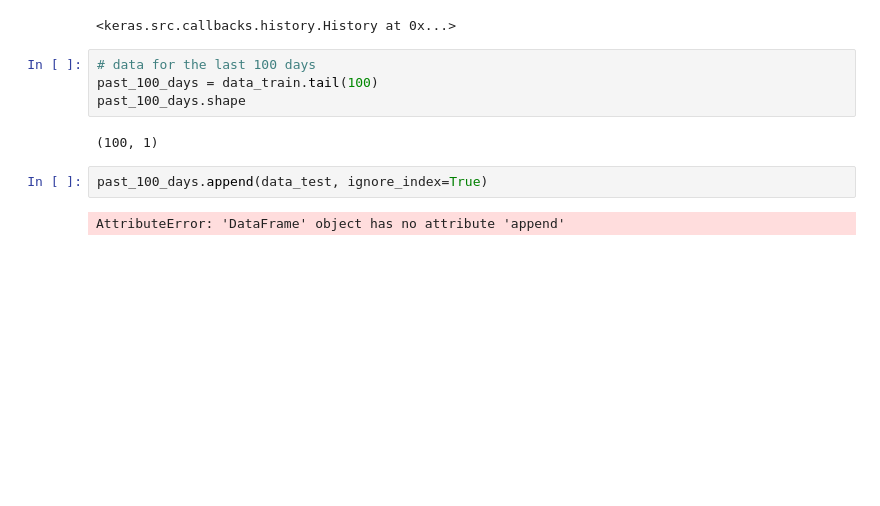
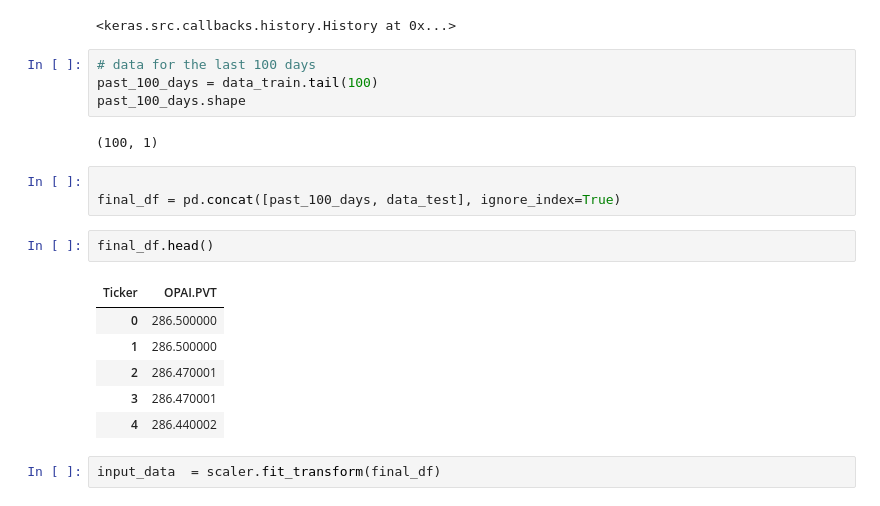
Before and after one commit to murigugitonga/stock_price_predictor, a Jupyter notebook: predictor.ipynb, the cells around one changed output. Drawn from its saved outputs; the diff is of its cells as text; blank space fills up the shorter version.

```diff
--- a/predictor.ipynb
+++ b/predictor.ipynb
@@ -390,6 +390,16 @@ past_100_days.shape
 # %% [output]
 (100, 1)
 # %%
-past_100_days.append(data_test, ignore_index=True)
+
+final_df = pd.concat([past_100_days, data_test], ignore_index=True)
-# %% [output]
-AttributeError: 'DataFrame' object has no attribute 'append'
+# %%
+final_df.head()
+# %% [output]
+| Ticker | OPAI.PVT |
+| 0 | 286.500000 |
+| 1 | 286.500000 |
+| 2 | 286.470001 |
+| 3 | 286.470001 |
+| 4 | 286.440002 |
+# %%
+input_data  = scaler.fit_transform(final_df)
```
Also changed, not shown: parts of 8 cells of this notebook.
